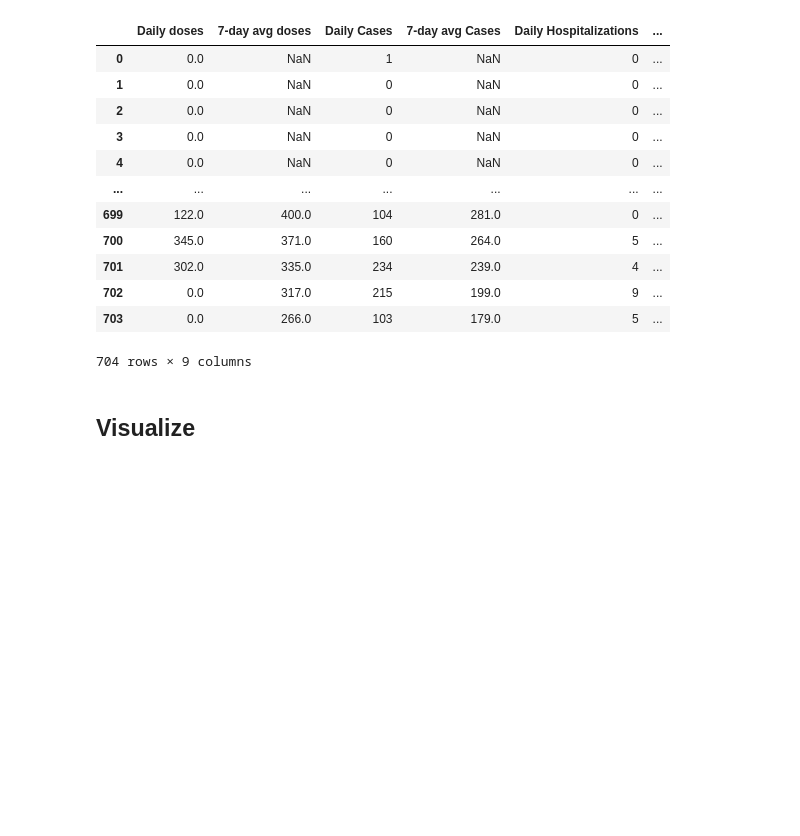
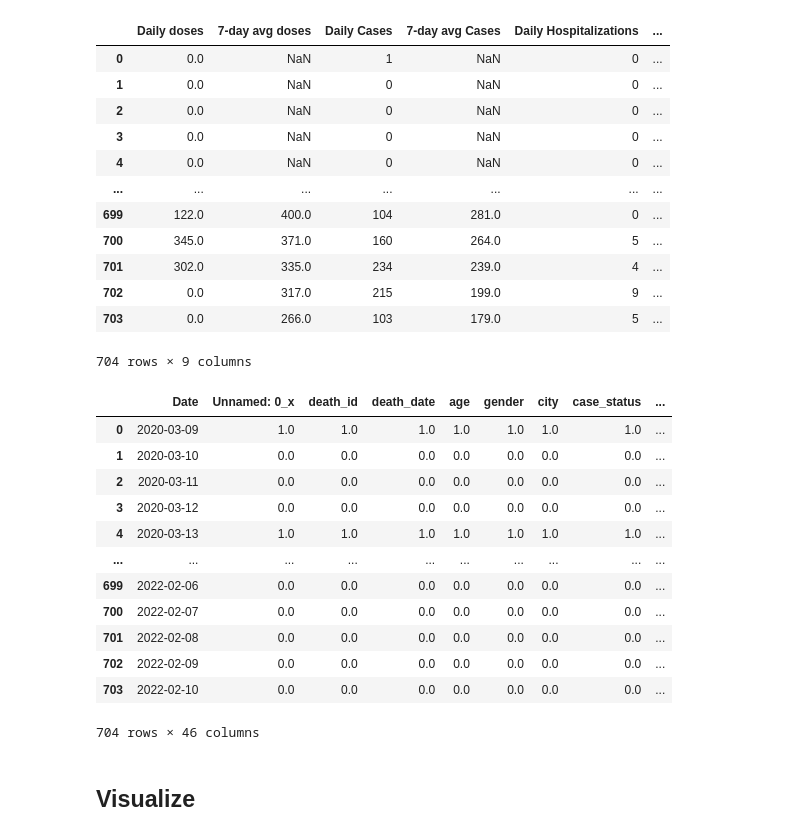
Before and after one commit to codyish/larimer_covid, a Jupyter notebook: larimercvaccine.ipynb, the cells around one changed output. Drawn from its saved outputs; the diff is of its cells as text; code cells hidden in the pictures; blank space fills up the shorter version.

Commit message:
create combo df backup

```diff
--- a/larimercvaccine.ipynb
+++ b/larimercvaccine.ipynb
@@ -700,6 +700,24 @@ combo_df[['Daily doses',
 | 702 | 0.0 | 317.0 | 215 | 199.0 | 9 | ... |
 | 703 | 0.0 | 266.0 | 103 | 179.0 | 5 | ... |
 704 rows × 9 columns
+# %%
+# Make backup of final combo df
+combo_df.to_csv('combo_df_backup.csv')
+combo_df
+# %% [output]
+|  | Date | Unnamed: 0_x | death_id | death_date | age | gender | city | case_status | ... |
+| 0 | 2020-03-09 | 1.0 | 1.0 | 1.0 | 1.0 | 1.0 | 1.0 | 1.0 | ... |
+| 1 | 2020-03-10 | 0.0 | 0.0 | 0.0 | 0.0 | 0.0 | 0.0 | 0.0 | ... |
+| 2 | 2020-03-11 | 0.0 | 0.0 | 0.0 | 0.0 | 0.0 | 0.0 | 0.0 | ... |
+| 3 | 2020-03-12 | 0.0 | 0.0 | 0.0 | 0.0 | 0.0 | 0.0 | 0.0 | ... |
+| 4 | 2020-03-13 | 1.0 | 1.0 | 1.0 | 1.0 | 1.0 | 1.0 | 1.0 | ... |
+| ... | ... | ... | ... | ... | ... | ... | ... | ... | ... |
+| 699 | 2022-02-06 | 0.0 | 0.0 | 0.0 | 0.0 | 0.0 | 0.0 | 0.0 | ... |
+| 700 | 2022-02-07 | 0.0 | 0.0 | 0.0 | 0.0 | 0.0 | 0.0 | 0.0 | ... |
+| 701 | 2022-02-08 | 0.0 | 0.0 | 0.0 | 0.0 | 0.0 | 0.0 | 0.0 | ... |
+| 702 | 2022-02-09 | 0.0 | 0.0 | 0.0 | 0.0 | 0.0 | 0.0 | 0.0 | ... |
+| 703 | 2022-02-10 | 0.0 | 0.0 | 0.0 | 0.0 | 0.0 | 0.0 | 0.0 | ... |
+704 rows × 46 columns
 # %% [markdown]
 ## Visualize
 # %% [markdown]
```
Also changed, not shown: 1 other file.
